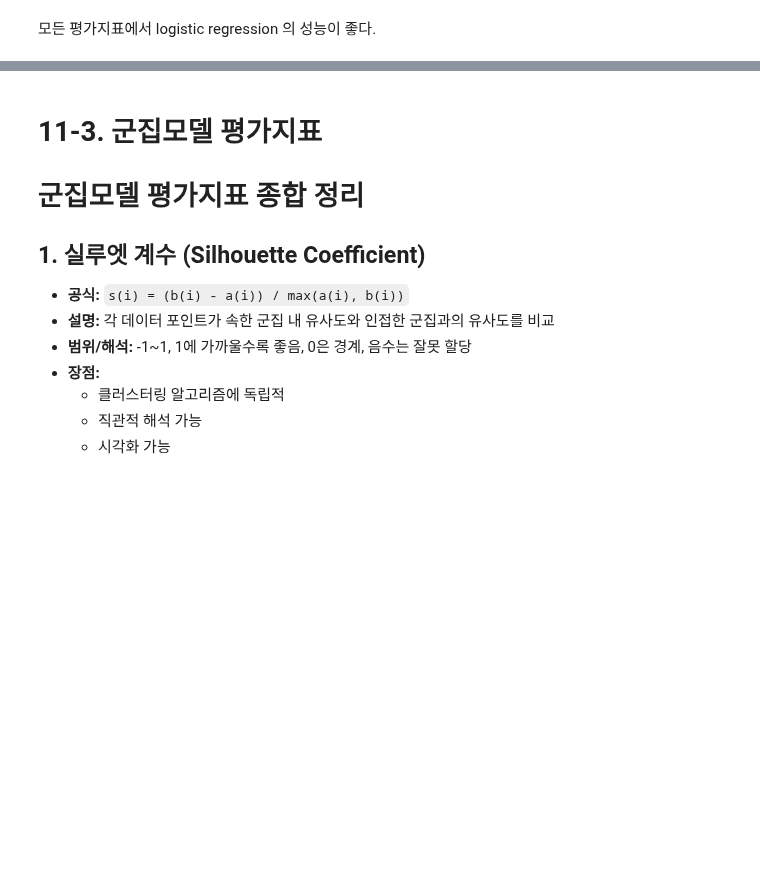
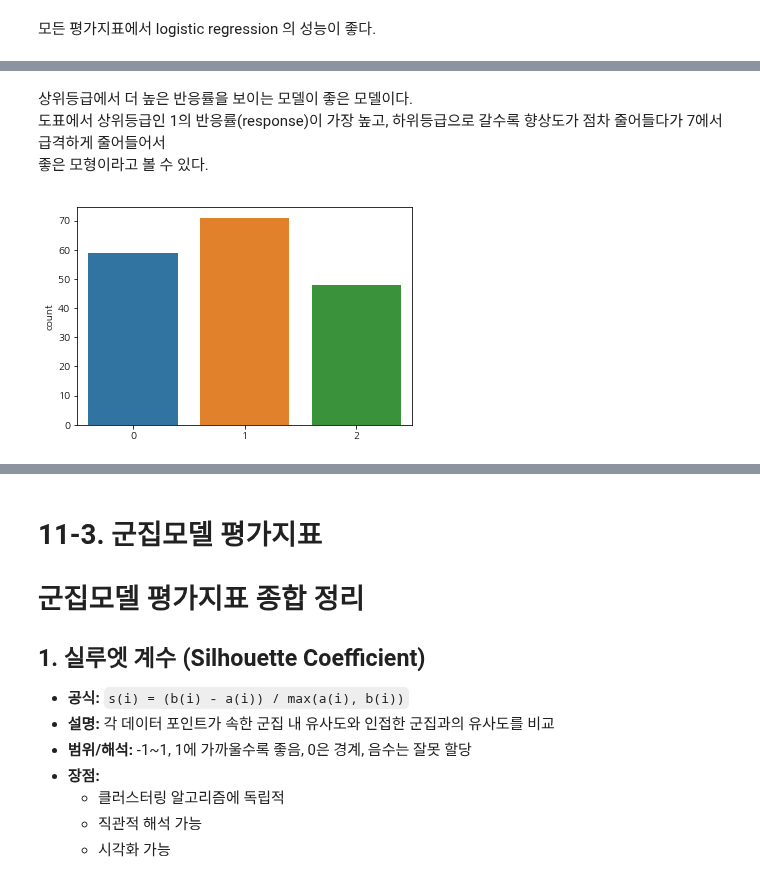
Before and after one commit to qiwerr1004/ADP_go, a Jupyter notebook: final/book/Chap11. 모델 평가지표와 거리지표.ipynb, the cells around one changed output, grey strips where cells are left out. Saved outputs shown, nothing was run; the diff lists cells and outputs as text; code cells hidden in the pictures; blank space fills up the shorter version.

```diff
--- a/final/book/Chap11. 모델 평가지표와 거리지표.ipynb
+++ b/final/book/Chap11. 모델 평가지표와 거리지표.ipynb
@@ -554,0 +630,11 @@ plt.show()
+# %% [markdown]
+상위등급에서 더 높은 반응률을 보이는 모델이 좋은 모델이다.
+도표에서 상위등급인 1의 반응률(response)이 가장 높고, 하위등급으로 갈수록 향상도가 점차 줄어들다가 7에서 급격하게 줄어들어서
+좋은 모형이라고 볼 수 있다.
+# %%
+from collections import Counter
+
+sns.countplot(y)
+plt.show()
+# %% [output]
+[figure, added]
```
Also changed, not shown: parts of 7 cells of this notebook.
